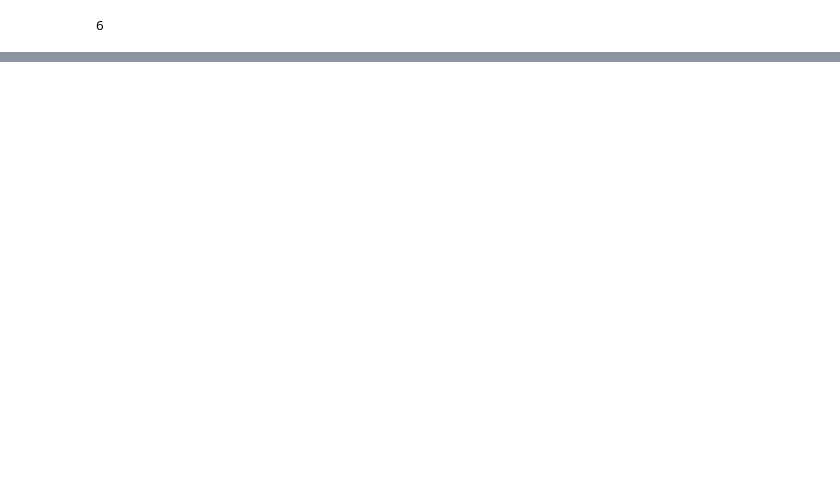
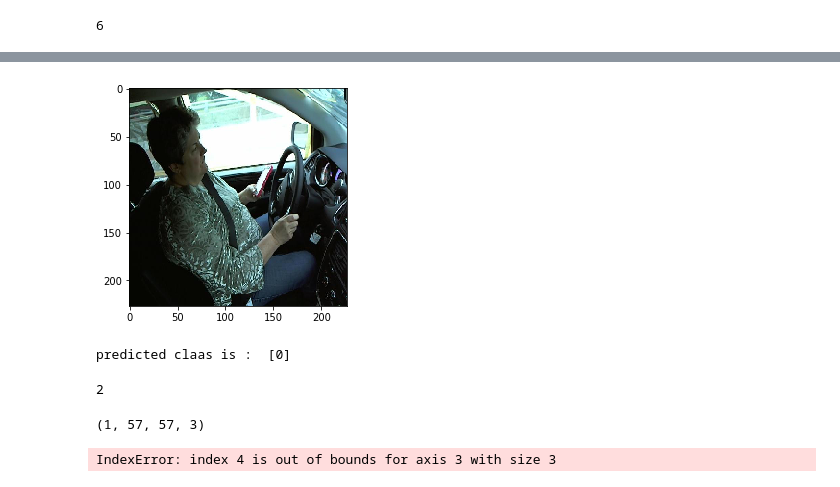
Before and after one commit to tifat58/Deep-Learning-Image-Classification, a Jupyter notebook: shahzain_task.ipynb, the cells around one changed output, grey strips where cells are left out. Drawn from its saved outputs; the diff is of its cells as text; code cells hidden in the pictures; blank space fills up the shorter version.

```diff
--- a/shahzain_task.ipynb
+++ b/shahzain_task.ipynb
@@ -41,0 +271,25 @@ NameError: name 'X_dat' is not defined
+# %%
+#Specifing an image t see the output of different layer
+
+
+
+img_path = '/Volumes/Data/Project/imgs/test/img_7.jpg'
+img = image.load_img(img_path,target_size=(227,227))
+img_tensor = image.img_to_array(img)
+img_tensor = np.expand_dims(img_tensor,axis=0)
+img_tensor /=255.
+
+plt.imshow(img_tensor[0])
+plt.show()
+#print(img_tensor)
+# %% [output]
+[figure, added]
+# %%
+#predicting image
+x = image.img_to_array(img)
+x = np.expand_dims(x,axis=0)
+images = np.vstack([x])
+classes = model.predict_classes(images,batch_size=1)
+print("predicted claas is : ", classes)
+# %% [output]
+predicted claas is :  [0]
@@ -41,0 +302,16 @@ NameError: name 'X_dat' is not defined
+# %%
+activations = activation_model.predict(img_tensor)
+#return a list of five Numpyarry: one array per layer activation
+len(activations)
+# %% [output]
+2
+# %%
+#first layer activation
+first_layer_activation = activations[0]
+print(first_layer_activation.shape)
+# %% [output]
+(1, 57, 57, 3)
+# %%
+plt.matshow(first_layer_activation[0,:,:,4])
+# %% [output]
+IndexError: index 4 is out of bounds for axis 3 with size 3
```
Also changed, not shown: parts of 21 cells of this notebook.
